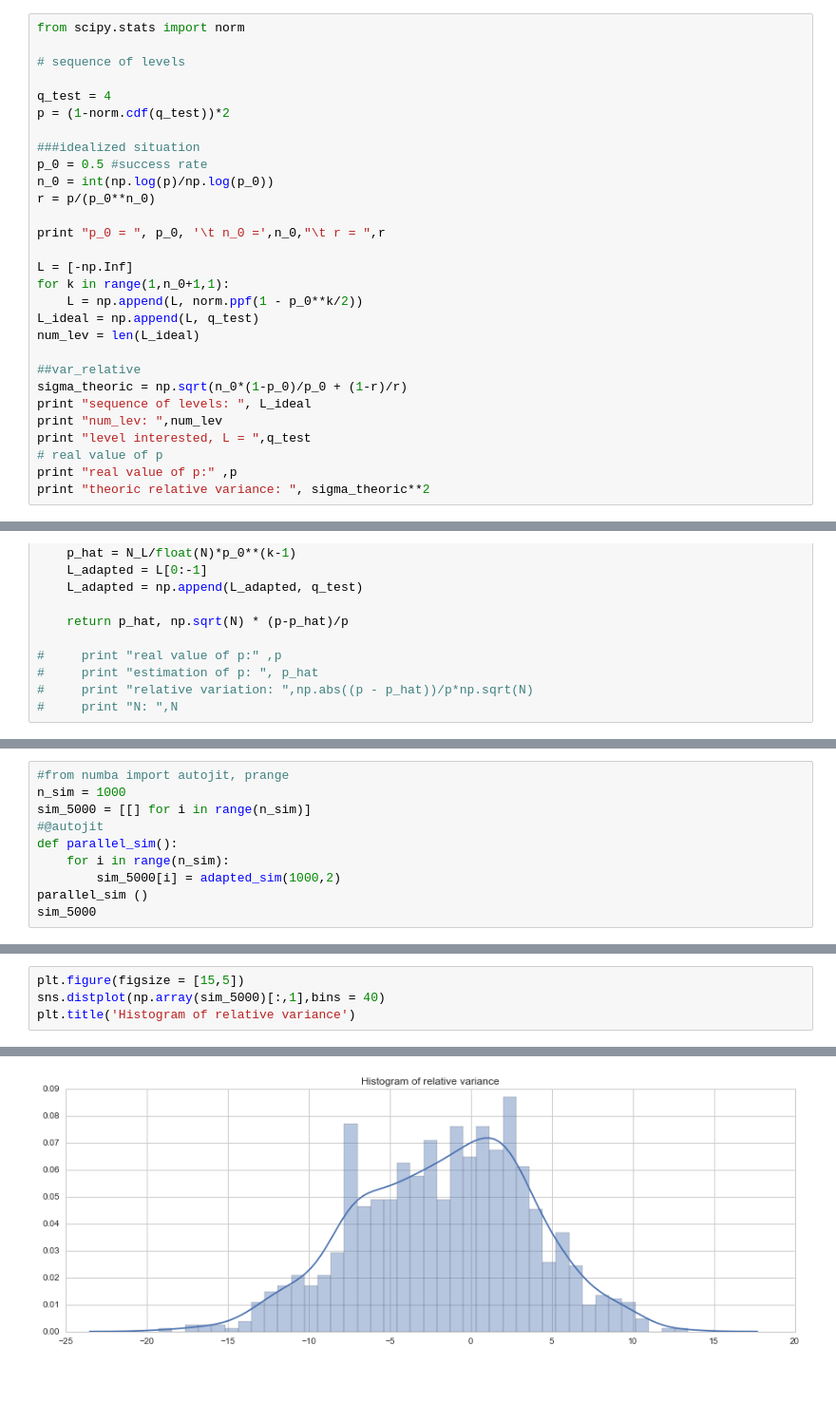
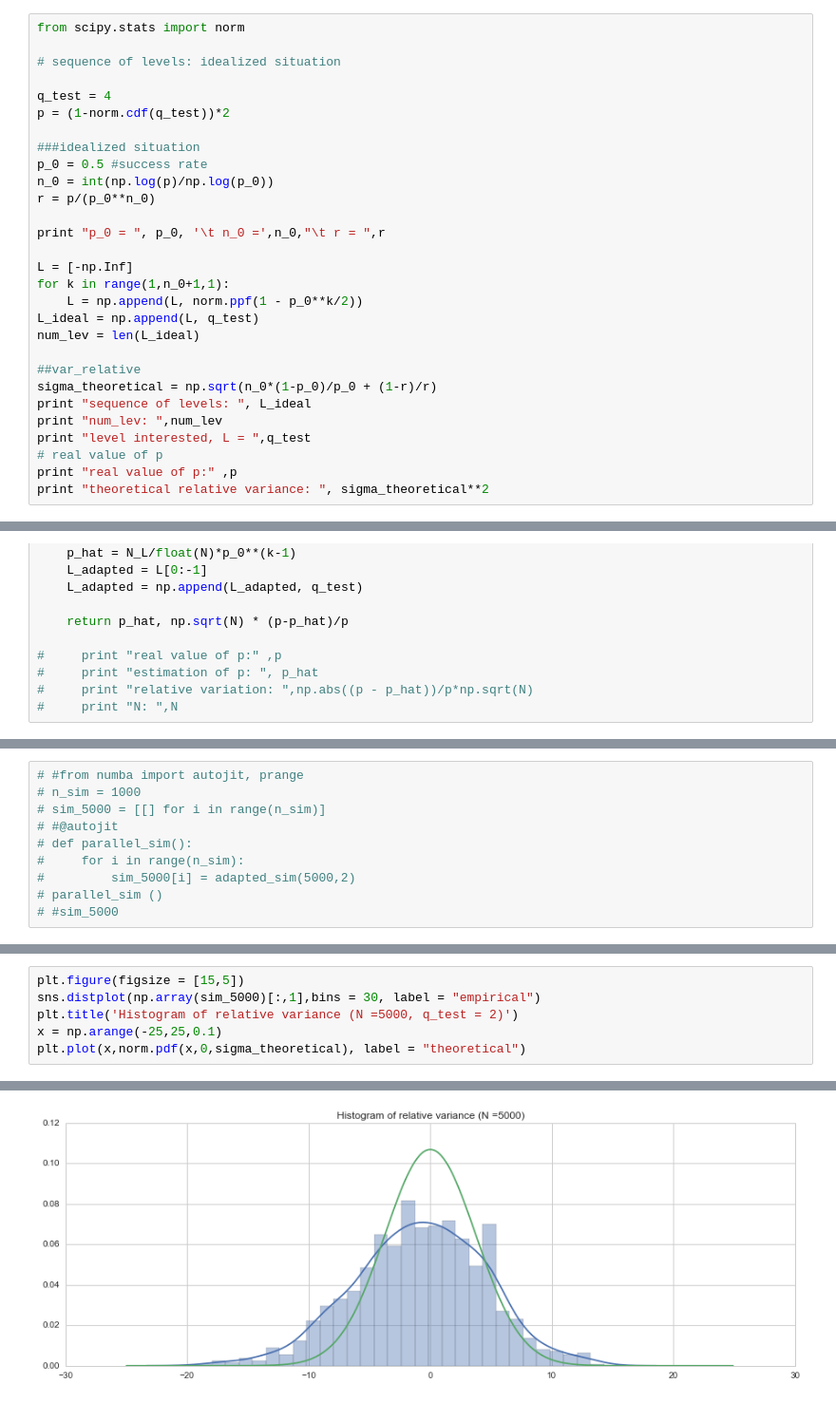
Before and after one commit to MGIMM/Rare-Events, a Jupyter notebook: simulation/Toy Example (dim = 1).ipynb, the cells around one changed output, grey strips where cells are left out. Shown: that part at 95% size. Drawn from its saved outputs; the diff is of its cells as text.

```diff
--- a/simulation/Toy Example (dim = 1).ipynb
+++ b/simulation/Toy Example (dim = 1).ipynb
@@ -77,7 +77,7 @@ Estimate the proba of the rare events by $\hat p = \prod_{k = 0}^{n - 1} \hat p_
 # %%
 from scipy.stats import norm
 
-# sequence of levels
+# sequence of levels: idealized situation
 
 q_test = 4
 p = (1-norm.cdf(q_test))*2
@@ -96,13 +96,13 @@ L_ideal = np.append(L, q_test)
 num_lev = len(L_ideal)
 
 ##var_relative
-sigma_theoric = np.sqrt(n_0*(1-p_0)/p_0 + (1-r)/r)
+sigma_theoretical = np.sqrt(n_0*(1-p_0)/p_0 + (1-r)/r)
 print "sequence of levels: ", L_ideal
 print "num_lev: ",num_lev
 print "level interested, L = ",q_test
 # real value of p
 print "real value of p:" ,p
-print "theoric relative variance: ", sigma_theoric**2
+print "theoretical relative variance: ", sigma_theoretical**2
 # %% [output]
 p_0 =  0.5       n_0 = 13        r =  0.518901626194
 sequence of levels:  [       -inf  0.67448975  1.15034938  1.53412054  1.86273187  2.15387469
@@ -488,11 +496,11 @@ def adapted_sim(N, q_test = 4, p_0 = 0.75):
 # %%
-#from numba import autojit, prange
-n_sim = 1000
-sim_5000 = [[] for i in range(n_sim)]
-#@autojit
-def parallel_sim():
-    for i in range(n_sim):
-        sim_5000[i] = adapted_sim(1000,2)
-parallel_sim ()
-sim_5000
+# #from numba import autojit, prange
+# n_sim = 1000
+# sim_5000 = [[] for i in range(n_sim)]
+# #@autojit
+# def parallel_sim():
+#     for i in range(n_sim):
+#         sim_5000[i] = adapted_sim(5000,2)
+# parallel_sim ()
+# #sim_5000
 # %% [output]
@@ -516,5 +524,7 @@ sim_5000
 # %%
 plt.figure(figsize = [15,5])
-sns.distplot(np.array(sim_5000)[:,1],bins = 40)
-plt.title('Histogram of relative variance')
+sns.distplot(np.array(sim_5000)[:,1],bins = 30, label = "empirical")
+plt.title('Histogram of relative variance (N =5000, q_test = 2)')
+x = np.arange(-25,25,0.1)
+plt.plot(x,norm.pdf(x,0,sigma_theoretical), label = "theoretical")
 # %% [output]
@@ -522,2 +532,2 @@ plt.title('Histogram of relative variance')
-[figure, old version]
+[figure, new version]
 # %%
```
Also changed, not shown: parts of 6 cells of this notebook.
